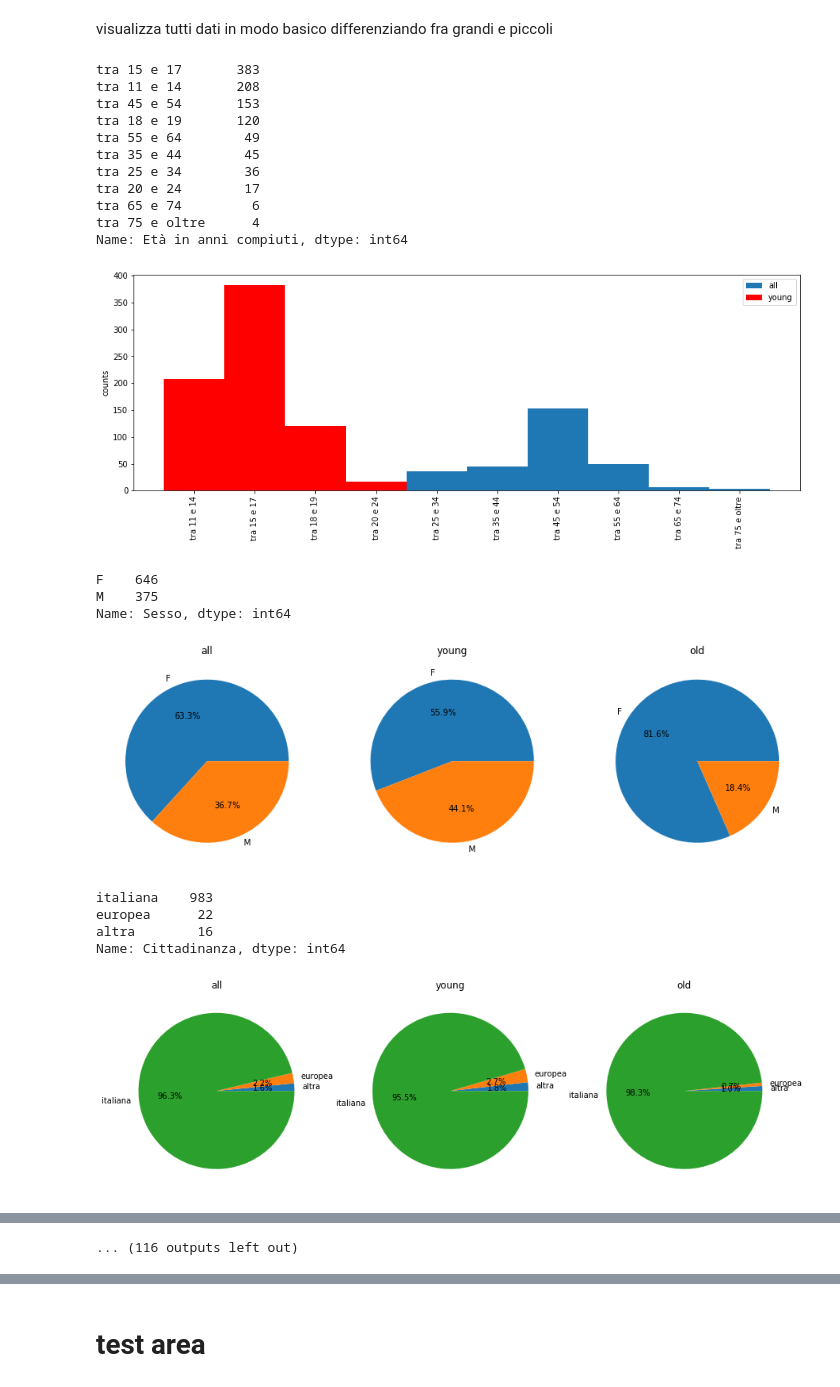
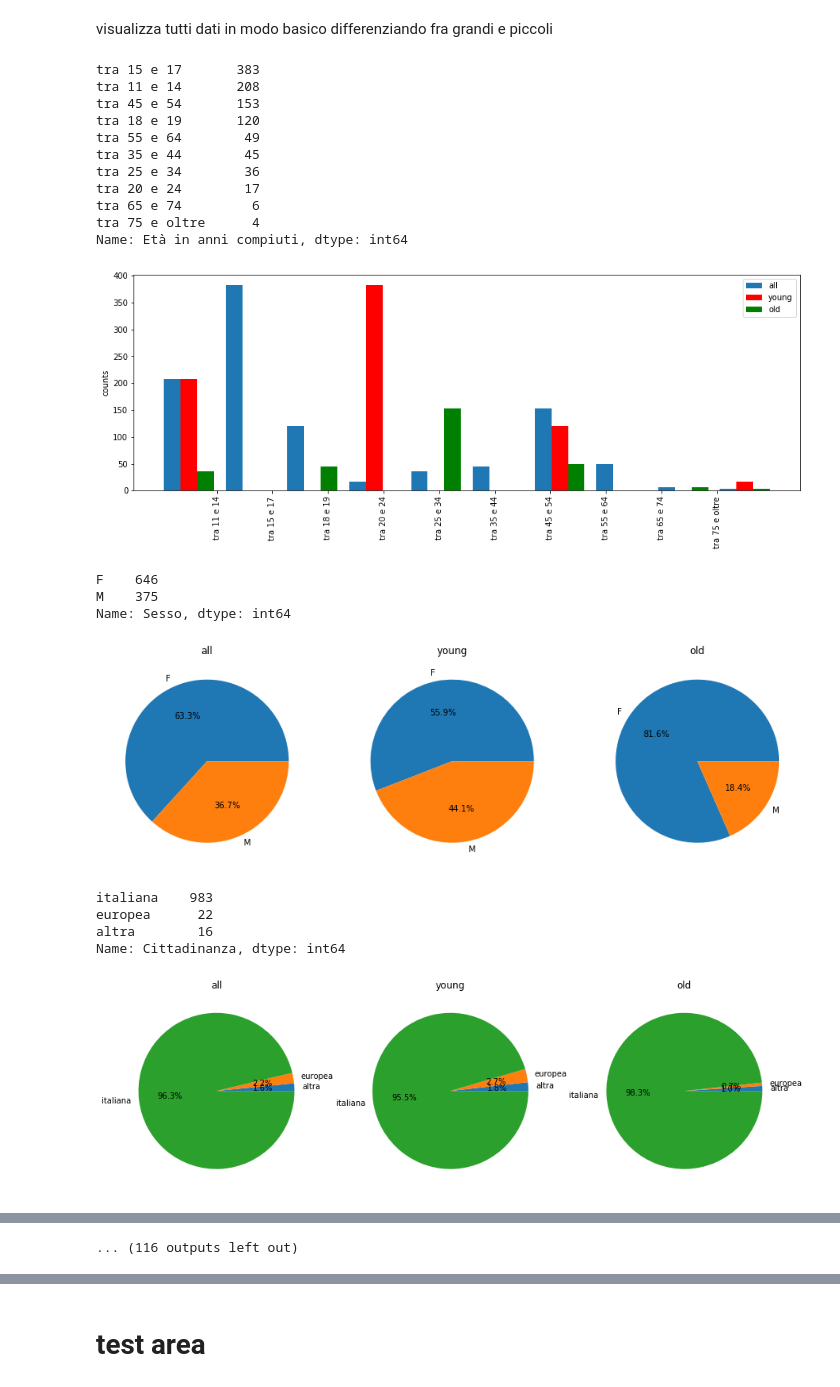
Before and after one commit to gmazzitelli/be-a-citizen-scientist, a Jupyter notebook: BeACitizenScientist.ipynb, the cells around one changed output, grey strips where cells are left out. Saved outputs shown, nothing was run; the diff lists cells and outputs as text; code cells hidden in the pictures.

```diff
--- a/BeACitizenScientist.ipynb
+++ b/BeACitizenScientist.ipynb
@@ -85,38 +85,46 @@ for i in range (1, len(df.columns)):
       ax[0].pie(val, labels=labels, autopct='%1.1f%%')
       ax[0].set_title('all')
       val, _ = np.histogram(ordinated_encoded_young, bins=len(labels))
       ax[1].pie(val, labels=labels, autopct='%1.1f%%')
       ax[1].set_title('young')
       val, _ = np.histogram(ordinated_encoded_old, bins=len(labels))
       ax[2].pie(val, labels=labels, autopct='%1.1f%%')
       ax[2].set_title('old')
     else:
       cat_num = np.linspace(1,len(ordinal_encoder.categories_[0]),len(ordinal_encoder.categories_[0]))
       if len(cat_num) > show_as_hist:
         cat_num = cat_num[::len(cat_num)//show_as_hist]
         labels = labels[::len(cat_num)//show_as_hist]
       plt.figure(figsize=(15,5))
-      plt.hist(ordinated_encoded, range=(0,len(ordinal_encoder.categories_[0])),
-               bins=len(ordinal_encoder.categories_[0]), label='all')
-      plt.hist(ordinated_encoded_young, range=(0,len(ordinal_encoder.categories_[0])),
-               bins=len(ordinal_encoder.categories_[0]), color='red', label='young')
+      #plt.hist(ordinated_encoded, range=(0,len(ordinal_encoder.categories_[0])),
+      #         bins=len(ordinal_encoder.categories_[0]), label='all')
+      #plt.hist(ordinated_encoded_young, range=(0,len(ordinal_encoder.categories_[0])),
+      #         bins=len(ordinal_encoder.categories_[0]), color='red', label='young')
+      x = np.linspace(0,len(ordinal_encoder.categories_[0]),len(ordinal_encoder.categories_[0]))
+      val, _ = np.histogram(ordinated_encoded[:,0], bins=len(ordinal_encoder.categories_[0]))
+      plt.bar(x-0.3, val, width=0.3, label='all')
+      val, _ = np.histogram(ordinated_encoded_young[:,0], bins=len(ordinal_encoder.categories_[0]))
+      plt.bar(x, val, width=0.3, color='red', label='young')
+      val, _ = np.histogram(ordinated_encoded_old[:,0], bins=len(ordinal_encoder.categories_[0]))
+      plt.bar(x+0.3, val, width=0.3, color='green', label='old')
+
       plt.xticks(cat_num-0.5,labels, rotation='vertical')
       plt.ylabel('counts')
       plt.legend()
   plt.show()
 # %% [output]
 tra 15 e 17       383
 tra 11 e 14       208
 tra 45 e 54       153
 tra 18 e 19       120
 tra 55 e 64        49
 tra 35 e 44        45
 tra 25 e 34        36
 tra 20 e 24        17
 tra 65 e 74         6
 tra 75 e oltre      4
 Name: Età in anni compiuti, dtype: int64
-[figure, old version]
+[figure, new version]
 F    646
 M    375
 Name: Sesso, dtype: int64
```
Also changed, not shown: parts of 2 cells of this notebook.
